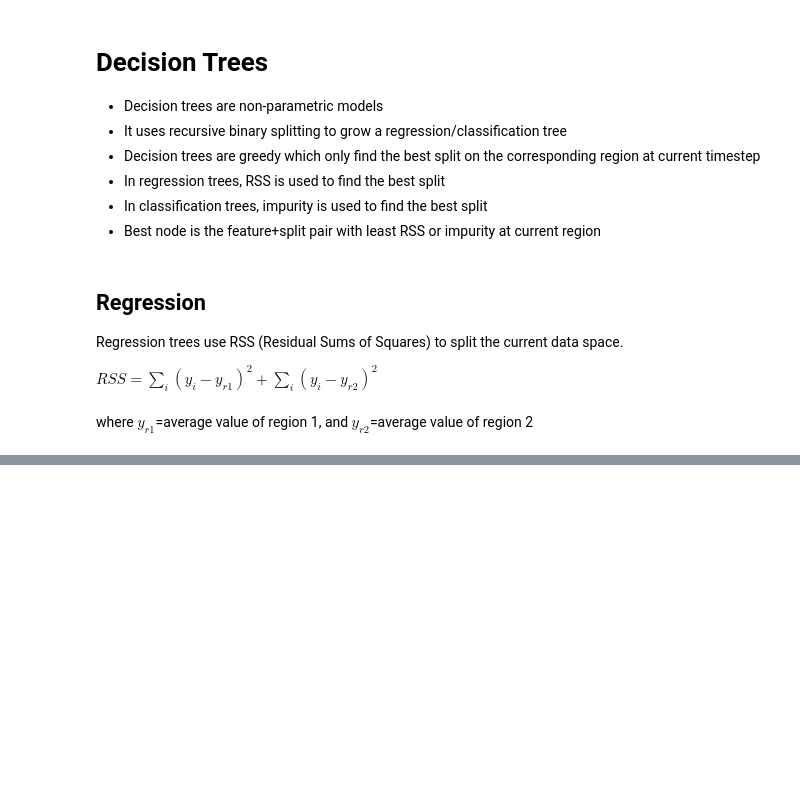
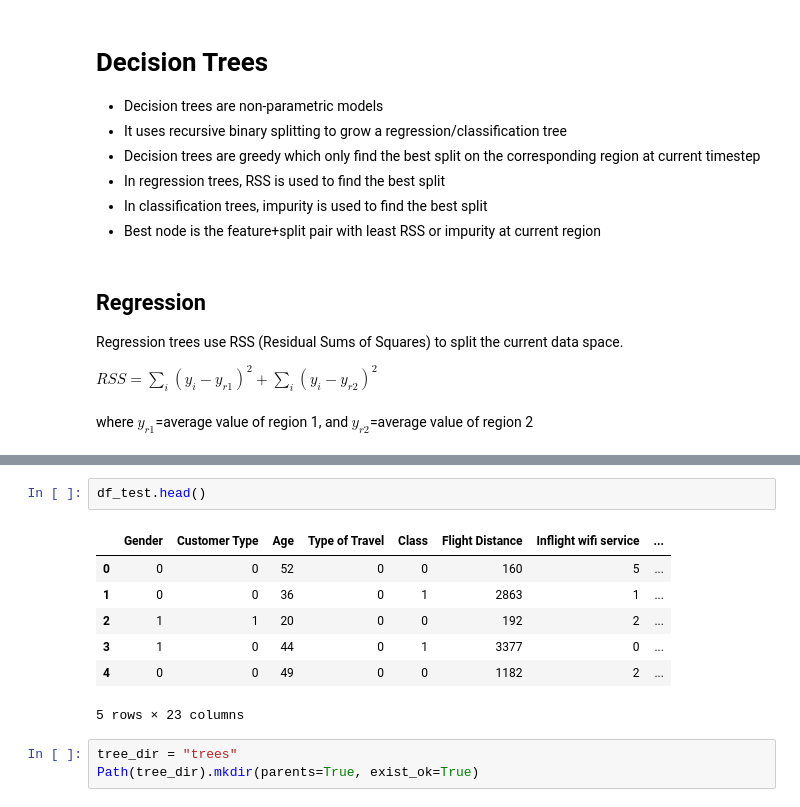
Before and after one commit to kaung-htet-myat/stats-with-python, a Jupyter notebook: tree_based_methods/decision_tree.ipynb, the cells around one changed output, grey strips where cells are left out. Drawn from its saved outputs; the diff is of its cells as text; blank space fills up the shorter version.

Commit message:
add: classification tree

```diff
--- a/tree_based_methods/decision_tree.ipynb
+++ b/tree_based_methods/decision_tree.ipynb
@@ -26,0 +237,13 @@ weight = num_of_sample_in_the_region/total_num_of_sample_in_parent
+# %%
+df_test.head()
+# %% [output]
+|  | Gender | Customer Type | Age | Type of Travel | Class | Flight Distance | Inflight wifi service | ... |
+| 0 | 0 | 0 | 52 | 0 | 0 | 160 | 5 | ... |
+| 1 | 0 | 0 | 36 | 0 | 1 | 2863 | 1 | ... |
+| 2 | 1 | 1 | 20 | 0 | 0 | 192 | 2 | ... |
+| 3 | 1 | 0 | 44 | 0 | 1 | 3377 | 0 | ... |
+| 4 | 0 | 0 | 49 | 0 | 0 | 1182 | 2 | ... |
+5 rows × 23 columns
+# %%
+tree_dir = "trees"
+Path(tree_dir).mkdir(parents=True, exist_ok=True)
```
Also changed, not shown: parts of 19 cells of this notebook, 9 other files.
